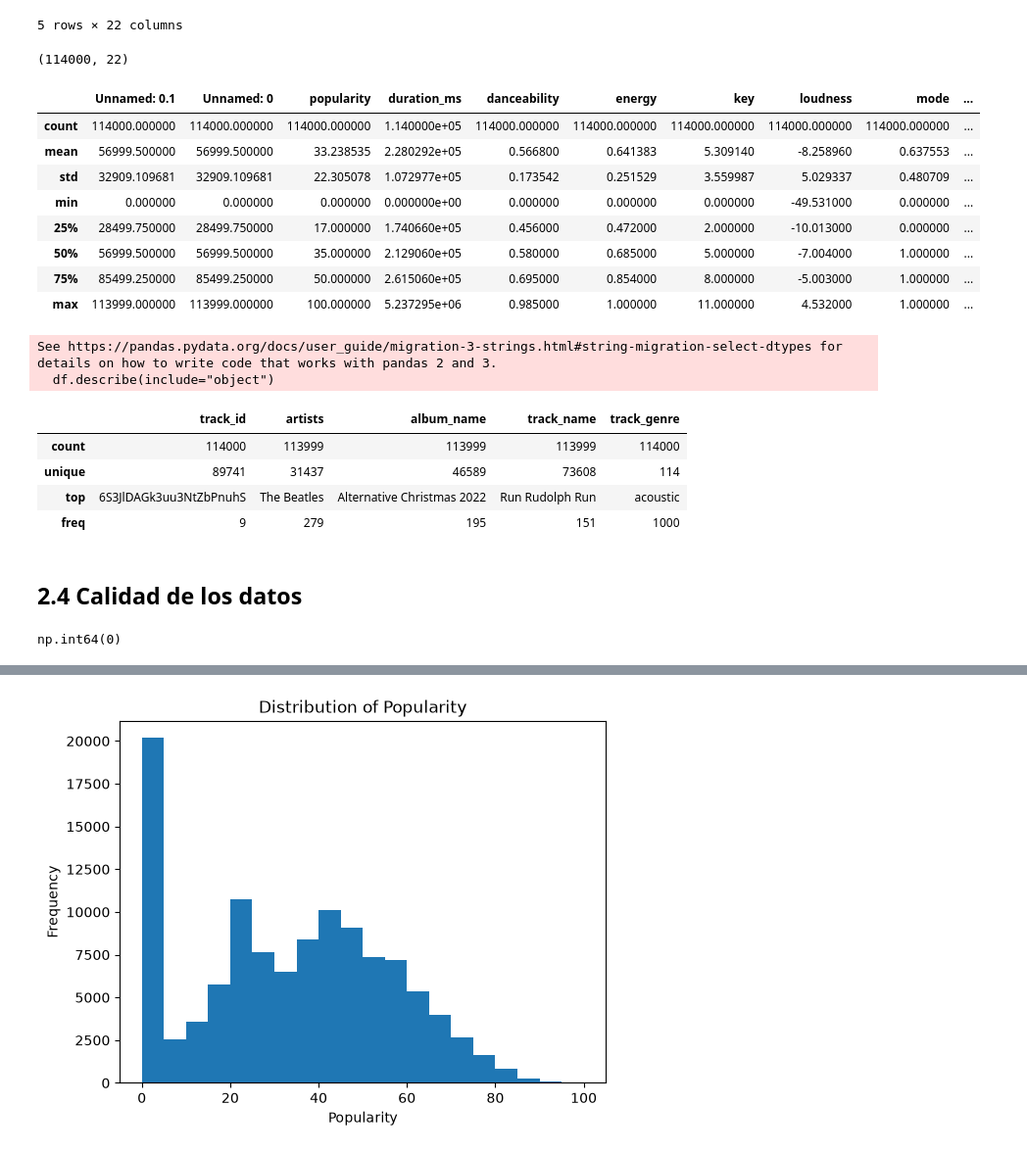
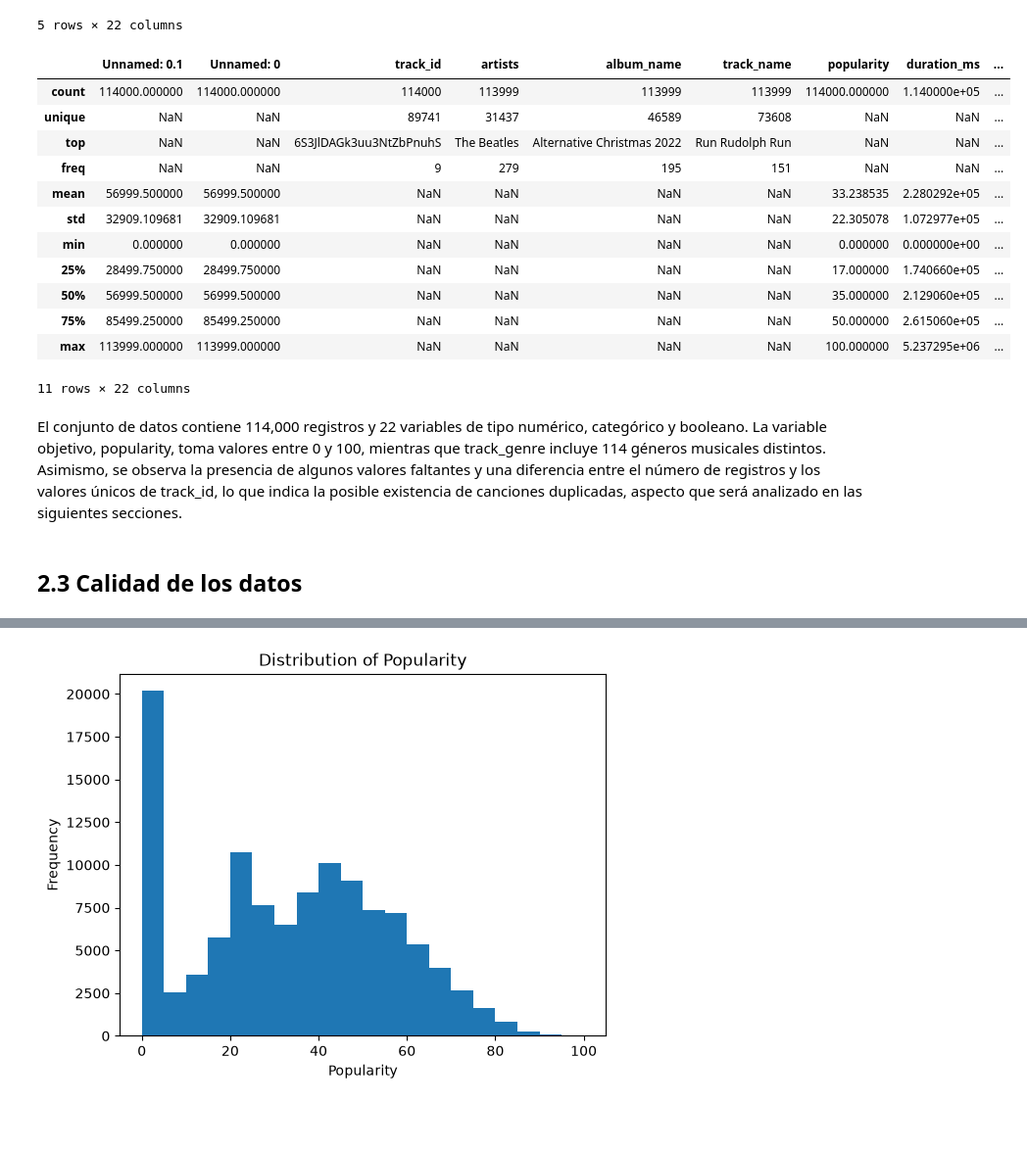
Before and after one commit to marig-777/spotify-popularity-prediction, a Jupyter notebook: notebooks/02_data_understanding.ipynb, the cells around one changed output, grey strips where cells are left out. Shown at 98% size. Cells and saved outputs as stored; diff of their text form; code cells hidden in the pictures; blank space fills up the shorter version.

```diff
--- a/notebooks/02_data_understanding.ipynb
+++ b/notebooks/02_data_understanding.ipynb
@@ -45,36 +46,24 @@ df.head()
 | 3 | 3 | 3 | 6lfxq3CG4xtTiEg7opyCyx | Kina Grannis | Crazy Rich Asians (Original Motio... | Can't Help Falling In Love | 71 | 201933 | ... |
 | 4 | 4 | 4 | 5vjLSffimiIP26QG5WcN2K | Chord Overstreet | Hold On | Hold On | 82 | 198853 | ... |
 5 rows × 22 columns
-# %%
-df.shape
-# %% [output]
-(114000, 22)
-# %%
-df.describe()
-# %% [output]
-|  | Unnamed: 0.1 | Unnamed: 0 | popularity | duration_ms | danceability | energy | key | loudness | mode | ... |
-| count | 114000.000000 | 114000.000000 | 114000.000000 | 1.140000e+05 | 114000.000000 | 114000.000000 | 114000.000000 | 114000.000000 | 114000.000000 | ... |
-| mean | 56999.500000 | 56999.500000 | 33.238535 | 2.280292e+05 | 0.566800 | 0.641383 | 5.309140 | -8.258960 | 0.637553 | ... |
-| std | 32909.109681 | 32909.109681 | 22.305078 | 1.072977e+05 | 0.173542 | 0.251529 | 3.559987 | 5.029337 | 0.480709 | ... |
-| min | 0.000000 | 0.000000 | 0.000000 | 0.000000e+00 | 0.000000 | 0.000000 | 0.000000 | -49.531000 | 0.000000 | ... |
-| 25% | 28499.750000 | 28499.750000 | 17.000000 | 1.740660e+05 | 0.456000 | 0.472000 | 2.000000 | -10.013000 | 0.000000 | ... |
-| 50% | 56999.500000 | 56999.500000 | 35.000000 | 2.129060e+05 | 0.580000 | 0.685000 | 5.000000 | -7.004000 | 1.000000 | ... |
-| 75% | 85499.250000 | 85499.250000 | 50.000000 | 2.615060e+05 | 0.695000 | 0.854000 | 8.000000 | -5.003000 | 1.000000 | ... |
-| max | 113999.000000 | 113999.000000 | 100.000000 | 5.237295e+06 | 0.985000 | 1.000000 | 11.000000 | 4.532000 | 1.000000 | ... |
 # %%
-df.describe(include="object")
+df.describe(include="all")
 # %% [output]
+|  | Unnamed: 0.1 | Unnamed: 0 | track_id | artists | album_name | track_name | popularity | duration_ms | ... |
+| count | 114000.000000 | 114000.000000 | 114000 | 113999 | 113999 | 113999 | 114000.000000 | 1.140000e+05 | ... |
+| unique | NaN | NaN | 89741 | 31437 | 46589 | 73608 | NaN | NaN | ... |
+| top | NaN | NaN | 6S3JlDAGk3uu3NtZbPnuhS | The Beatles | Alternative Christmas 2022 | Run Rudolph Run | NaN | NaN | ... |
+| freq | NaN | NaN | 9 | 279 | 195 | 151 | NaN | NaN | ... |
+| mean | 56999.500000 | 56999.500000 | NaN | NaN | NaN | NaN | 33.238535 | 2.280292e+05 | ... |
+| std | 32909.109681 | 32909.109681 | NaN | NaN | NaN | NaN | 22.305078 | 1.072977e+05 | ... |
+| min | 0.000000 | 0.000000 | NaN | NaN | NaN | NaN | 0.000000 | 0.000000e+00 | ... |
+| 25% | 28499.750000 | 28499.750000 | NaN | NaN | NaN | NaN | 17.000000 | 1.740660e+05 | ... |
+| 50% | 56999.500000 | 56999.500000 | NaN | NaN | NaN | NaN | 35.000000 | 2.129060e+05 | ... |
+| 75% | 85499.250000 | 85499.250000 | NaN | NaN | NaN | NaN | 50.000000 | 2.615060e+05 | ... |
+| max | 113999.000000 | 113999.000000 | NaN | NaN | NaN | NaN | 100.000000 | 5.237295e+06 | ... |
-See https://pandas.pydata.org/docs/user_guide/migration-3-strings.html#string-migration-select-dtypes for details on how to write code that works with pandas 2 and 3.
-  df.describe(include="object")
+11 rows × 22 columns
-|  | track_id | artists | album_name | track_name | track_genre |
-| count | 114000 | 113999 | 113999 | 113999 | 114000 |
-| unique | 89741 | 31437 | 46589 | 73608 | 114 |
-| top | 6S3JlDAGk3uu3NtZbPnuhS | The Beatles | Alternative Christmas 2022 | Run Rudolph Run | acoustic |
-| freq | 9 | 279 | 195 | 151 | 1000 |
+# %% [markdown]
+El conjunto de datos contiene 114,000 registros y 22 variables de tipo numérico, categórico y booleano. La variable objetivo, popularity, toma valores entre 0 y 100, mientras que track_genre incluye 114 géneros musicales distintos. Asimismo, se observa la presencia de algunos valores faltantes y una diferencia entre el número de registros y los valores únicos de track_id, lo que indica la posible existencia de canciones duplicadas, aspecto que será analizado en las siguientes secciones.
 # %% [markdown]
-## 2.4 Calidad de los datos
+## 2.3 Calidad de los datos
-# %%
-df.duplicated().sum()
-# %% [output]
-np.int64(0)
 # %%
```
Also changed, not shown: parts of 26 cells of this notebook, 36 other files.
